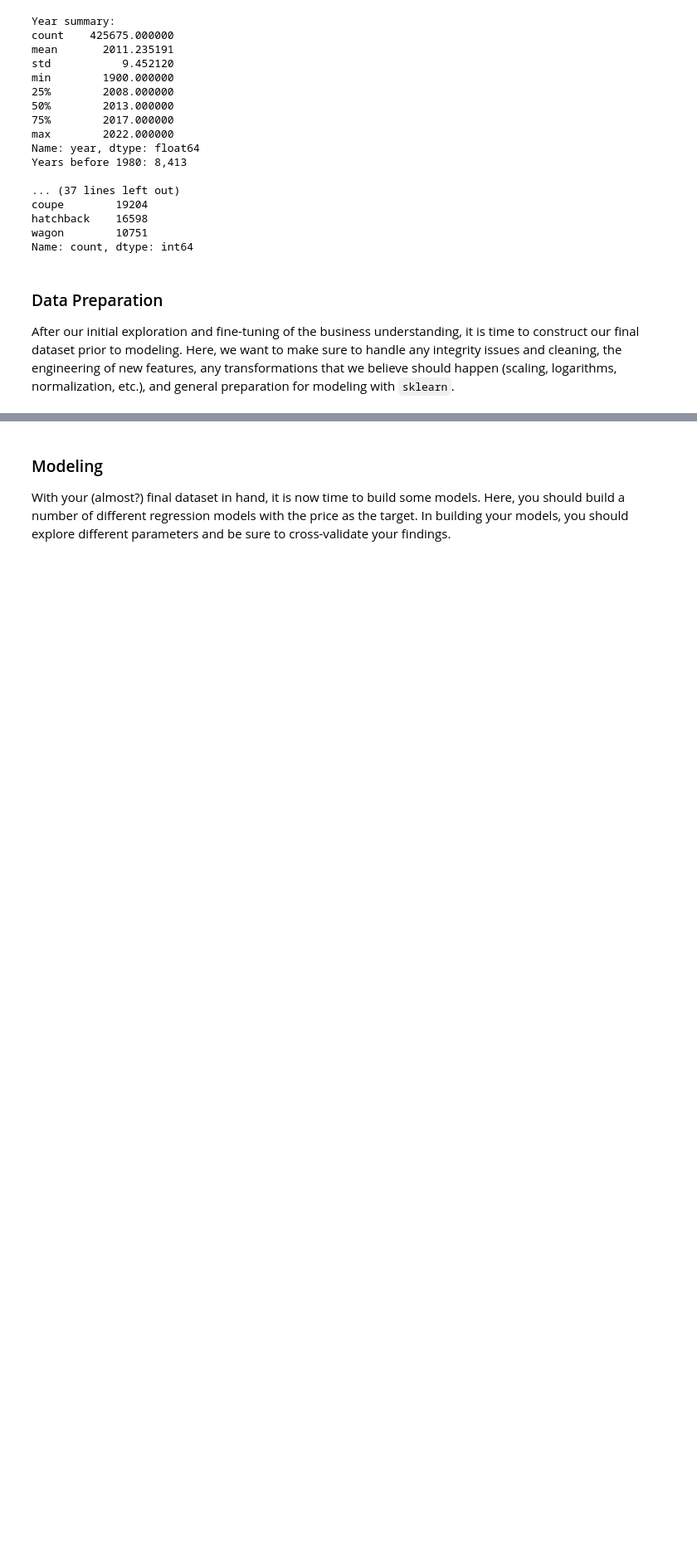
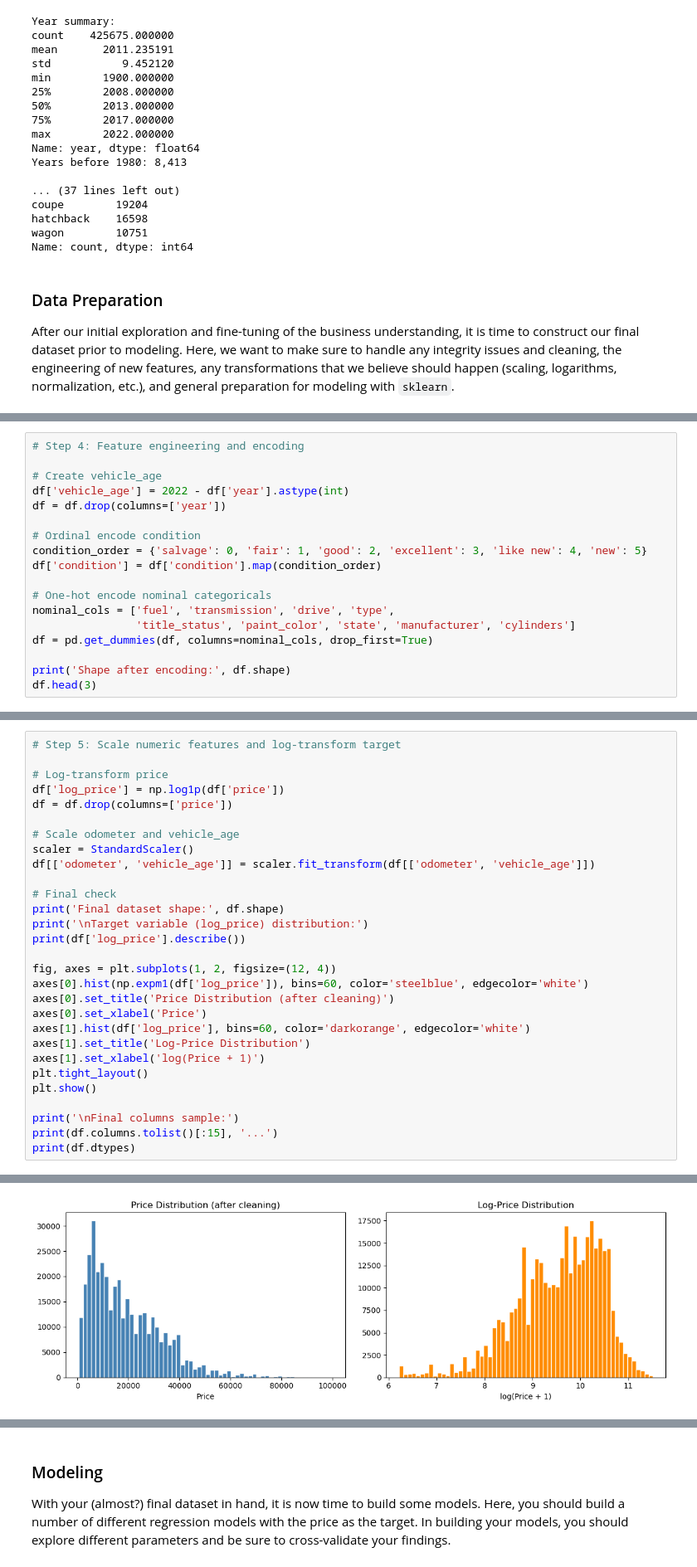
Before and after one commit to jtie/Module11_Assignment11_1, a Jupyter notebook: prompt_II.ipynb, the cells around one changed output, grey strips where cells are left out. Shown at 83% size. Drawn from its saved outputs; the diff is of its cells as text; blank space fills up the shorter version.

```diff
--- a/prompt_II.ipynb
+++ b/prompt_II.ipynb
@@ -166,0 +229,18 @@ After our initial exploration and fine-tuning of the business understanding, it
+# %%
+# Step 4: Feature engineering and encoding
+
+# Create vehicle_age
+df['vehicle_age'] = 2022 - df['year'].astype(int)
+df = df.drop(columns=['year'])
+
+# Ordinal encode condition
+condition_order = {'salvage': 0, 'fair': 1, 'good': 2, 'excellent': 3, 'like new': 4, 'new': 5}
+df['condition'] = df['condition'].map(condition_order)
+
+# One-hot encode nominal categoricals
+nominal_cols = ['fuel', 'transmission', 'drive', 'type',
+                'title_status', 'paint_color', 'state', 'manufacturer', 'cylinders']
+df = pd.get_dummies(df, columns=nominal_cols, drop_first=True)
+
+print('Shape after encoding:', df.shape)
+df.head(3)
@@ -166,0 +254,30 @@ After our initial exploration and fine-tuning of the business understanding, it
+# %%
+# Step 5: Scale numeric features and log-transform target
+
+# Log-transform price
+df['log_price'] = np.log1p(df['price'])
+df = df.drop(columns=['price'])
+
+# Scale odometer and vehicle_age
+scaler = StandardScaler()
+df[['odometer', 'vehicle_age']] = scaler.fit_transform(df[['odometer', 'vehicle_age']])
+
+# Final check
+print('Final dataset shape:', df.shape)
+print('\nTarget variable (log_price) distribution:')
+print(df['log_price'].describe())
+
+fig, axes = plt.subplots(1, 2, figsize=(12, 4))
+axes[0].hist(np.expm1(df['log_price']), bins=60, color='steelblue', edgecolor='white')
+axes[0].set_title('Price Distribution (after cleaning)')
+axes[0].set_xlabel('Price')
+axes[1].hist(df['log_price'], bins=60, color='darkorange', edgecolor='white')
+axes[1].set_title('Log-Price Distribution')
+axes[1].set_xlabel('log(Price + 1)')
+plt.tight_layout()
+plt.show()
+
+print('\nFinal columns sample:')
+print(df.columns.tolist()[:15], '...')
+print(df.dtypes)
+# %% [output]
@@ -166,0 +296 @@ After our initial exploration and fine-tuning of the business understanding, it
+[figure, added]
```
Also changed, not shown: parts of 5 cells of this notebook.
